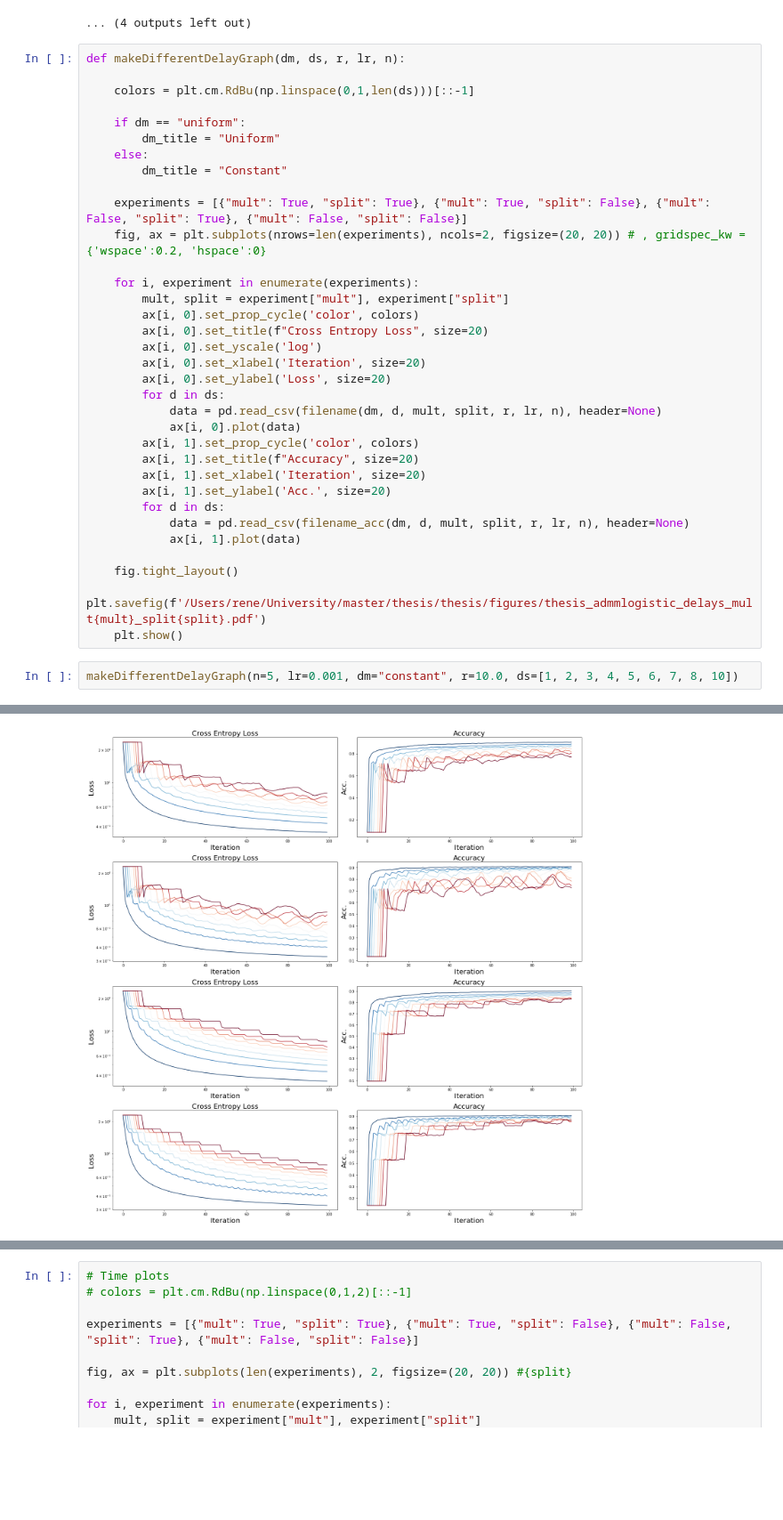
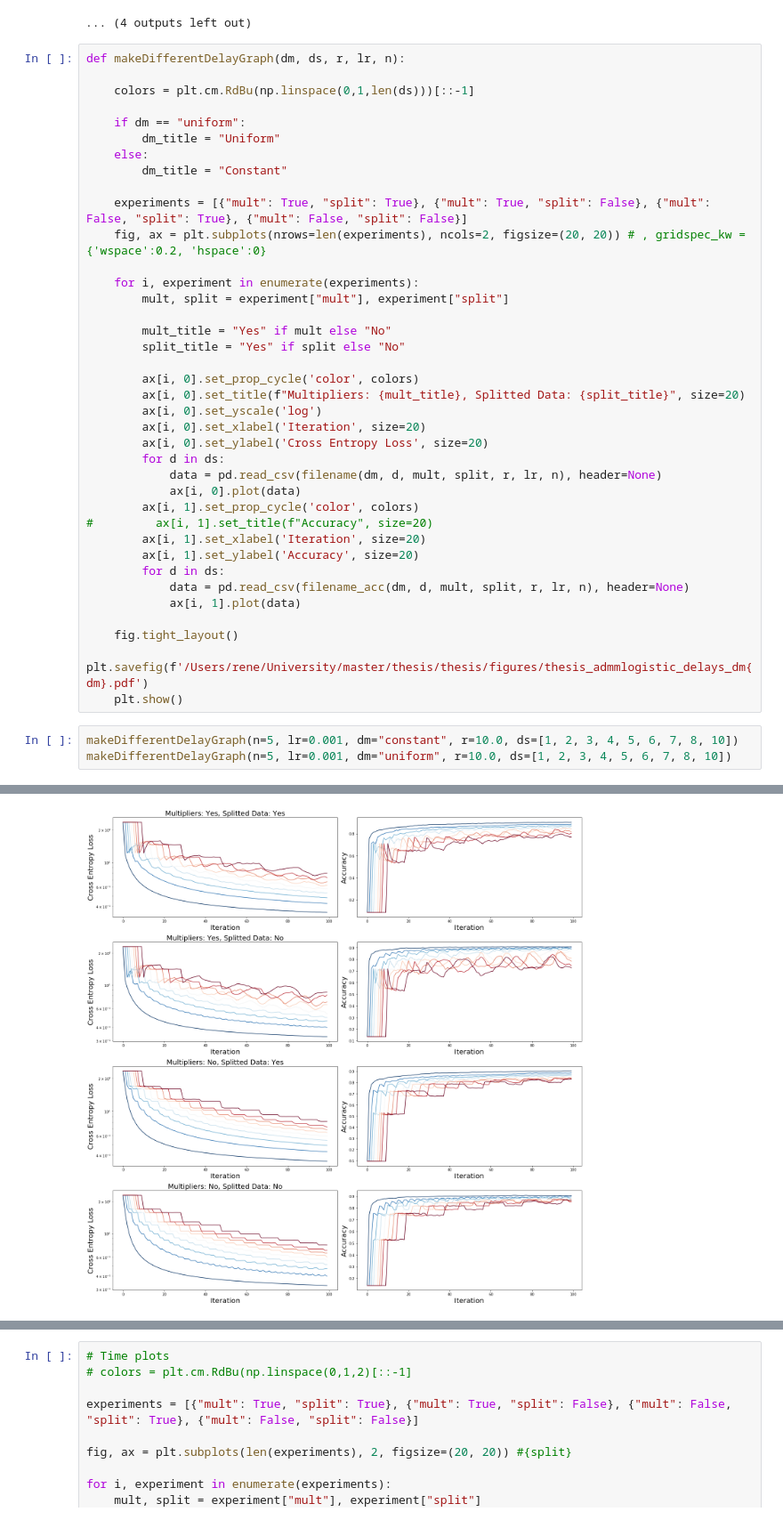
Before and after one commit to filipre/master-experiments, a Jupyter notebook: admm-logistic-regression/visualizations.ipynb, the cells around one changed output, grey strips where cells are left out. Shown at 89% size. Cells and saved outputs as stored; diff of their text form; blank space fills up the shorter version.

```diff
--- a/admm-logistic-regression/visualizations.ipynb
+++ b/admm-logistic-regression/visualizations.ipynb
@@ -257,43 +257,48 @@ def makeDifferentDelayGraph(dm, ds, r, lr, n):
 
     for i, experiment in enumerate(experiments):
         mult, split = experiment["mult"], experiment["split"]
+
+        mult_title = "Yes" if mult else "No"
+        split_title = "Yes" if split else "No"
+
         ax[i, 0].set_prop_cycle('color', colors)
-        ax[i, 0].set_title(f"Cross Entropy Loss", size=20)
+        ax[i, 0].set_title(f"Multipliers: {mult_title}, Splitted Data: {split_title}", size=20)
         ax[i, 0].set_yscale('log')
         ax[i, 0].set_xlabel('Iteration', size=20)
-        ax[i, 0].set_ylabel('Loss', size=20)
+        ax[i, 0].set_ylabel('Cross Entropy Loss', size=20)
         for d in ds:
             data = pd.read_csv(filename(dm, d, mult, split, r, lr, n), header=None)
             ax[i, 0].plot(data)
         ax[i, 1].set_prop_cycle('color', colors)
-        ax[i, 1].set_title(f"Accuracy", size=20)
+#         ax[i, 1].set_title(f"Accuracy", size=20)
         ax[i, 1].set_xlabel('Iteration', size=20)
-        ax[i, 1].set_ylabel('Acc.', size=20)
+        ax[i, 1].set_ylabel('Accuracy', size=20)
         for d in ds:
             data = pd.read_csv(filename_acc(dm, d, mult, split, r, lr, n), header=None)
             ax[i, 1].plot(data)
 
     fig.tight_layout()
-    plt.savefig(f'/Users/rene/University/master/thesis/thesis/figures/thesis_admmlogistic_delays_mult{mult}_split{split}.pdf')
+    plt.savefig(f'/Users/rene/University/master/thesis/thesis/figures/thesis_admmlogistic_delays_dm{dm}.pdf')
     plt.show()
 # %%
 makeDifferentDelayGraph(n=5, lr=0.001, dm="constant", r=10.0, ds=[1, 2, 3, 4, 5, 6, 7, 8, 10])
+makeDifferentDelayGraph(n=5, lr=0.001, dm="uniform", r=10.0, ds=[1, 2, 3, 4, 5, 6, 7, 8, 10])
 # %% [output]
 data/loss_dmconstant_d1_multTrue_splitTrue_r10.0_lr0.001_n5.csv
 data/loss_dmconstant_d2_multTrue_splitTrue_r10.0_lr0.001_n5.csv
 data/loss_dmconstant_d3_multTrue_splitTrue_r10.0_lr0.001_n5.csv
 data/loss_dmconstant_d4_multTrue_splitTrue_r10.0_lr0.001_n5.csv
 data/loss_dmconstant_d5_multTrue_splitTrue_r10.0_lr0.001_n5.csv
 data/loss_dmconstant_d6_multTrue_splitTrue_r10.0_lr0.001_n5.csv
 data/loss_dmconstant_d7_multTrue_splitTrue_r10.0_lr0.001_n5.csv
 data/loss_dmconstant_d8_multTrue_splitTrue_r10.0_lr0.001_n5.csv
 data/loss_dmconstant_d10_multTrue_splitTrue_r10.0_lr0.001_n5.csv
 data/acc_dmconstant_d1_multTrue_splitTrue_r10.0_lr0.001_n5.csv
 data/acc_dmconstant_d2_multTrue_splitTrue_r10.0_lr0.001_n5.csv
 data/acc_dmconstant_d3_multTrue_splitTrue_r10.0_lr0.001_n5.csv
 ... (56 lines left out)
 data/acc_dmconstant_d6_multFalse_splitFalse_r10.0_lr0.001_n5.csv
 data/acc_dmconstant_d7_multFalse_splitFalse_r10.0_lr0.001_n5.csv
 data/acc_dmconstant_d8_multFalse_splitFalse_r10.0_lr0.001_n5.csv
 data/acc_dmconstant_d10_multFalse_splitFalse_r10.0_lr0.001_n5.csv
-[figure, old version]
+[figure, new version]
```
Also changed, not shown: parts of 1 cell of this notebook, 1 other file.
